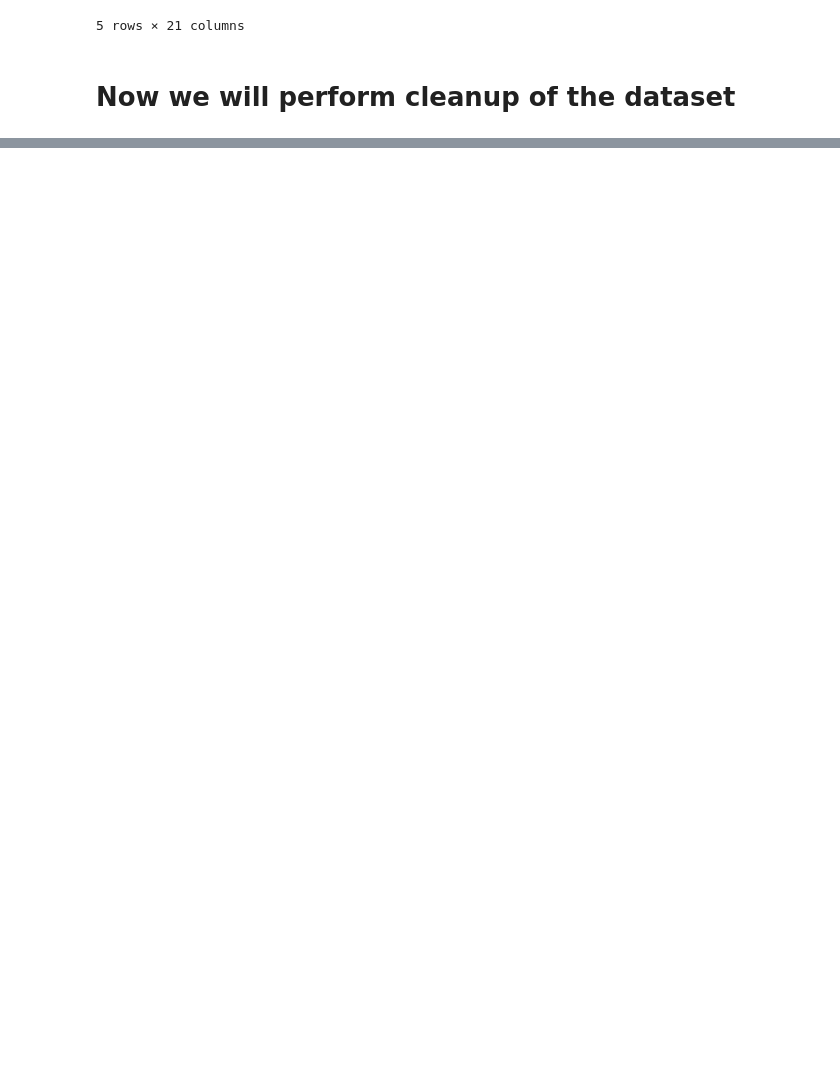
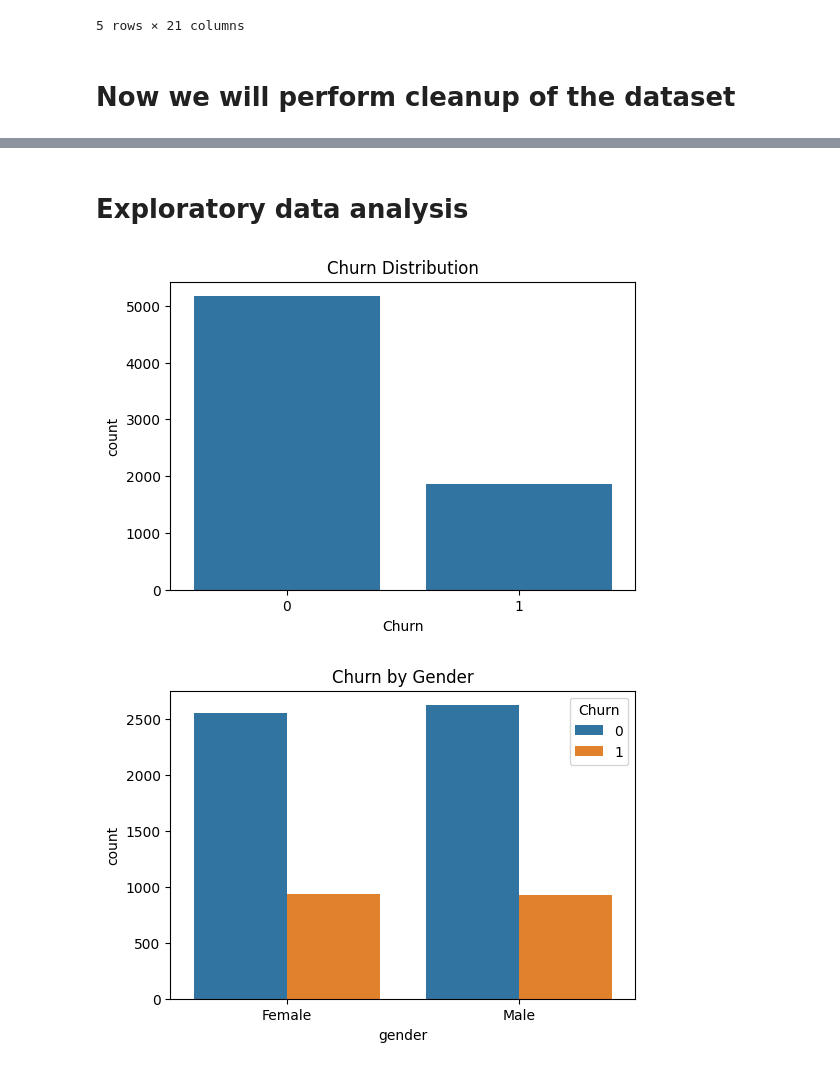
Before and after one commit to Storm00212/Introduction-to-machine-learning-models, a Jupyter notebook: Sample_neural_network_with_kaggle_dataset.ipynb, the cells around one changed output, grey strips where cells are left out. Saved outputs shown, nothing was run; the diff lists cells and outputs as text; code cells hidden in the pictures; blank space fills up the shorter version.

Commit message:
data visualization and cleanup

```diff
--- a/Sample_neural_network_with_kaggle_dataset.ipynb
+++ b/Sample_neural_network_with_kaggle_dataset.ipynb
@@ -82,0 +127,28 @@ Shape: (7043, 21)
+# %% [markdown]
+# Exploratory data analysis
+# %%
+# ===============================================
+#  STEP 5: Exploratory Data Analysis (EDA)
+# ===============================================
+
+# Churn distribution
+plt.figure(figsize=(6,4))
+sns.countplot(x='Churn', data=df)
+plt.title('Churn Distribution')
+plt.show()
+
+# Churn by gender
+plt.figure(figsize=(6,4))
+sns.countplot(x='gender', hue='Churn', data=df)
+plt.title('Churn by Gender')
+plt.show()
+
+# Correlation heatmap
+# Correlation heatmap (only numeric columns)
+plt.figure(figsize=(10,6))
+sns.heatmap(df.select_dtypes(include=['number']).corr(), cmap='coolwarm', annot=False)
+plt.title('Feature Correlation Heatmap (Numeric Only)')
+plt.show()
+# %% [output]
+[figure, added]
+[figure, added]
```
Also changed, not shown: parts of 5 cells of this notebook.
